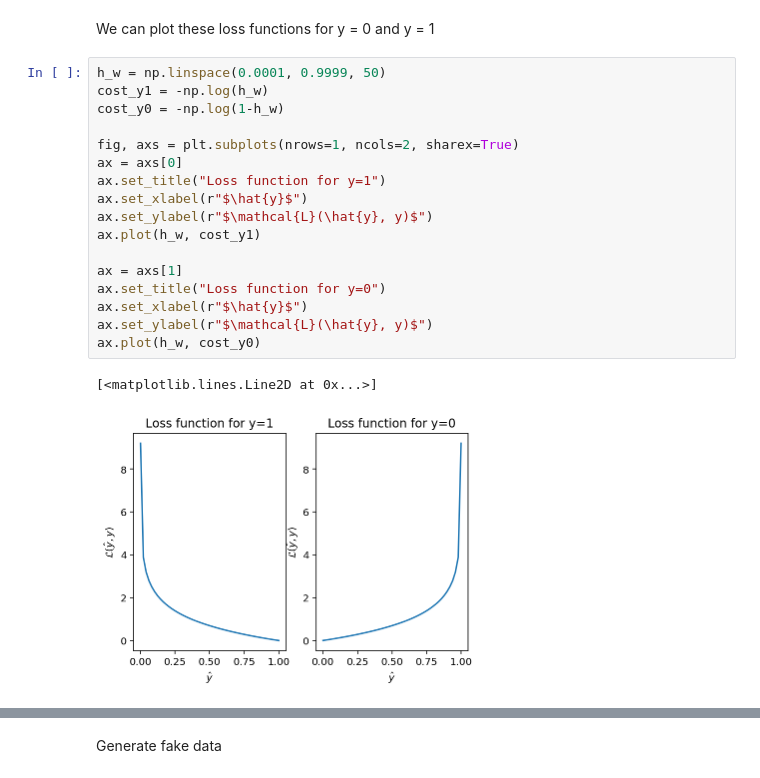
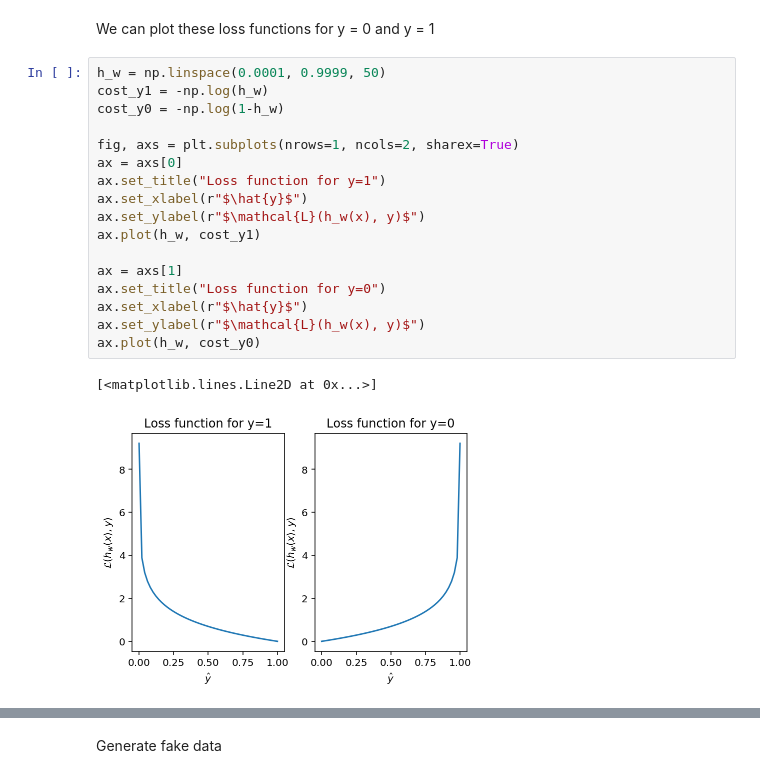
Before and after one commit to quantably/ml_notebooks, a Jupyter notebook: logistic_regression.ipynb, the cells around one changed output, grey strips where cells are left out. Saved outputs shown, nothing was run; the diff lists cells and outputs as text.

```diff
--- a/logistic_regression.ipynb
+++ b/logistic_regression.ipynb
@@ -46,23 +37,23 @@ We can plot these loss functions for y = 0 and y = 1
 # %%
 h_w = np.linspace(0.0001, 0.9999, 50)
 cost_y1 = -np.log(h_w)
 cost_y0 = -np.log(1-h_w)
 
 fig, axs = plt.subplots(nrows=1, ncols=2, sharex=True)
 ax = axs[0]
 ax.set_title("Loss function for y=1")
 ax.set_xlabel(r"$\hat{y}$")
-ax.set_ylabel(r"$\mathcal{L}(\hat{y}, y)$")
+ax.set_ylabel(r"$\mathcal{L}(h_w(x), y)$")
 ax.plot(h_w, cost_y1)
 
 ax = axs[1]
 ax.set_title("Loss function for y=0")
 ax.set_xlabel(r"$\hat{y}$")
-ax.set_ylabel(r"$\mathcal{L}(\hat{y}, y)$")
+ax.set_ylabel(r"$\mathcal{L}(h_w(x), y)$")
 ax.plot(h_w, cost_y0)
 # %% [output]
 [<matplotlib.lines.Line2D at 0x...>]
-[figure, old version]
+[figure, new version]
 # %% [markdown]
 We can see that when the prediction is close the actual value of y then the loss functions are small. Conversly when the predictions are far from the actual y values then the loss is large. Therefore, we are penalised more when our predictions are further from the truth!
 
```
Also changed, not shown: parts of 4 cells of this notebook.
